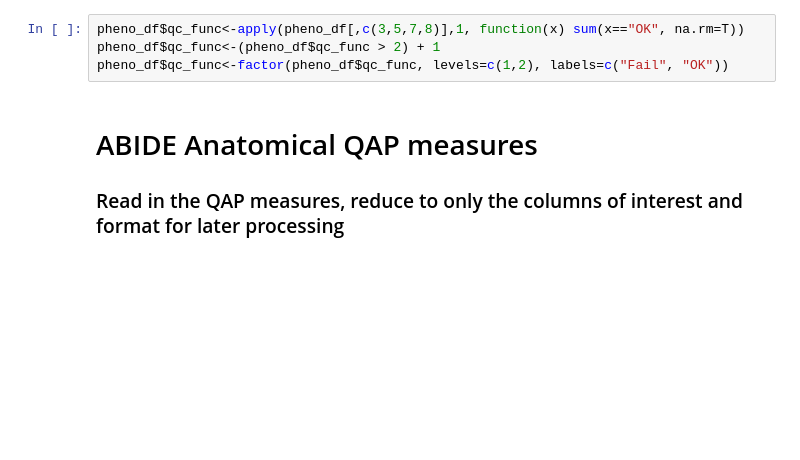
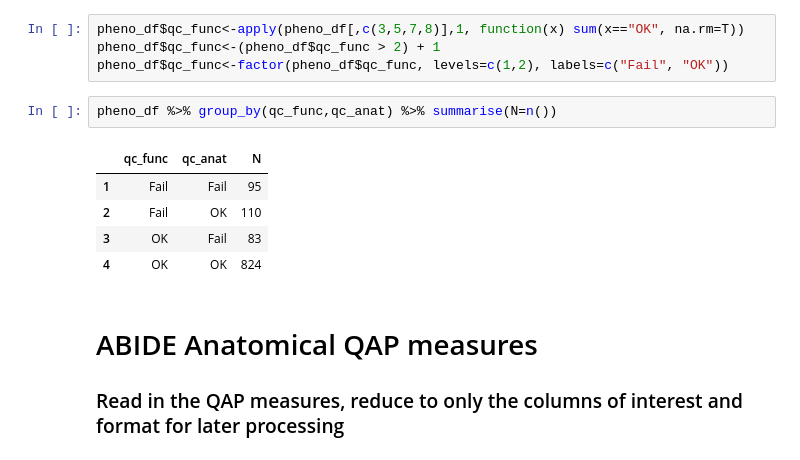
Before and after one commit to preprocessed-connectomes-project/giavasis2015-QAP-paper, a Jupyter notebook: data_analysis/ABIDE_measures_and_ratings.R.ipynb, the cells around one changed output. Cells and saved outputs as stored; diff of their text form; blank space fills up the shorter version.

```diff
--- a/data_analysis/ABIDE_measures_and_ratings.R.ipynb
+++ b/data_analysis/ABIDE_measures_and_ratings.R.ipynb
@@ -372,6 +390,14 @@ pheno_df$qc_anat<-factor(pheno_df$qc_anat, levels=c(1,2), labels=c("Fail", "OK")
 pheno_df$qc_func<-apply(pheno_df[,c(3,5,7,8)],1, function(x) sum(x=="OK", na.rm=T))
 pheno_df$qc_func<-(pheno_df$qc_func > 2) + 1
 pheno_df$qc_func<-factor(pheno_df$qc_func, levels=c(1,2), labels=c("Fail", "OK"))
+# %%
+pheno_df %>% group_by(qc_func,qc_anat) %>% summarise(N=n())
+# %% [output]
+|  | qc_func | qc_anat | N |
+| 1 | Fail | Fail | 95 |
+| 2 | Fail | OK | 110 |
+| 3 | OK | Fail | 83 |
+| 4 | OK | OK | 824 |
 # %% [markdown]
 # ABIDE Anatomical QAP measures
 
```
Also changed, not shown: parts of 2 cells of this notebook, 2 other files.
